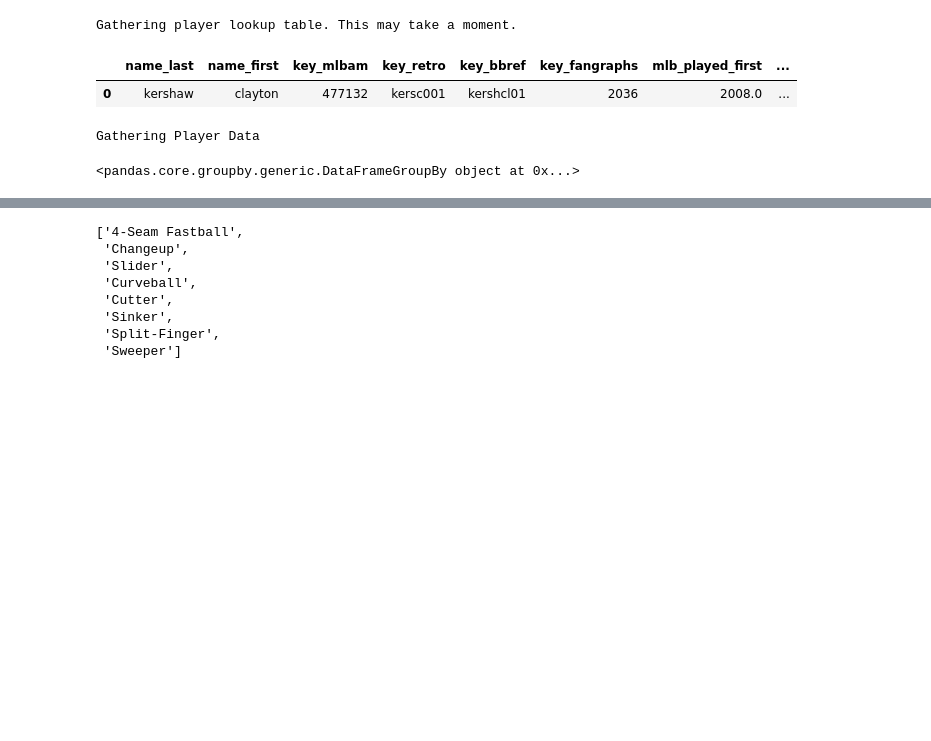
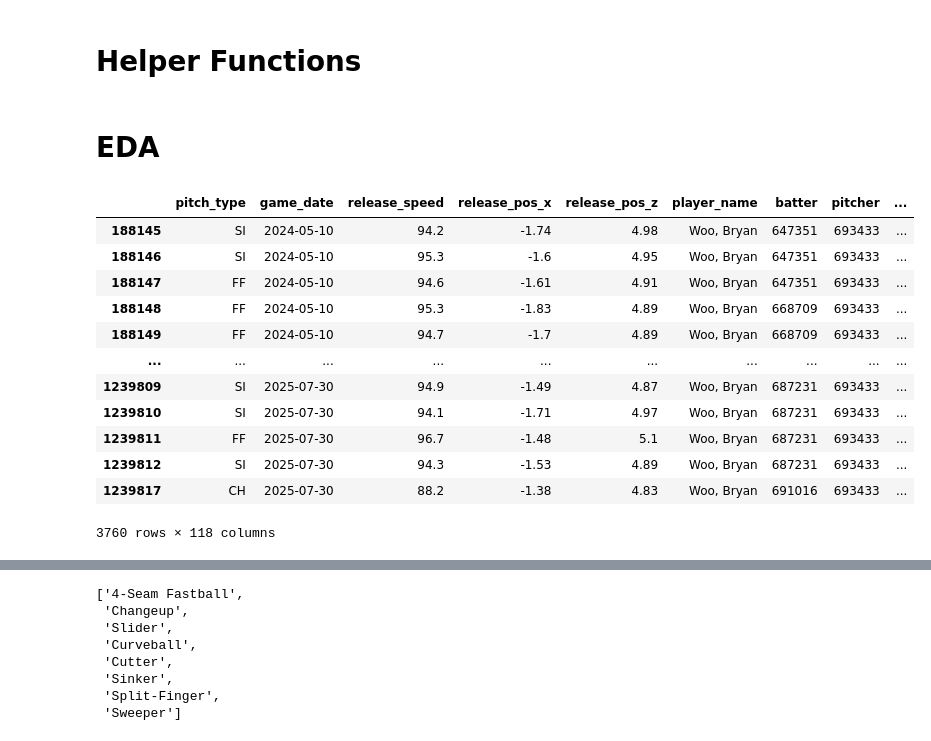
Before and after one commit to jackkalsched/UCSD_Baseball_25, a Jupyter notebook: Pitching/mlb arsenal comparisons/big_league_comparison.ipynb, the cells around one changed output, grey strips where cells are left out. Saved outputs shown, nothing was run; the diff lists cells and outputs as text; code cells hidden in the pictures; blank space fills up the shorter version.

```diff
--- a/Pitching/mlb arsenal comparisons/big_league_comparison.ipynb
+++ b/Pitching/mlb arsenal comparisons/big_league_comparison.ipynb
@@ -32,14 +64,40 @@ from pybaseball import schedule_and_record
-# %%
-playerid_lookup('kershaw', 'clayton')
-# %% [output]
-Gathering player lookup table. This may take a moment.
-|  | name_last | name_first | key_mlbam | key_retro | key_bbref | key_fangraphs | mlb_played_first | ... |
-| 0 | kershaw | clayton | 477132 | kersc001 | kershcl01 | 2036 | 2008.0 | ... |
-# %%
-kershaw_stats = statcast_pitcher('2024-03-01', '2025-07-01', 477132)
-kershaw_stats.groupby('pitch_type')
-# %% [output]
-Gathering Player Data
-<pandas.core.groupby.generic.DataFrameGroupBy object at 0x...>
+# %% [markdown]
+# Helper Functions
+# %%
+def pitcher_lookup_stats(player_name: str, player_id: int) -> pd.DataFrame:
+    """
+    Finds all of the pitches for some player from the past 2 seasons
+
+    Arguments: player_name: the name of a pitcher (format: Last Name, First Name), player_id: placeholder (unless there's a pitcher with the same name with different ids)
+    """
+    df = statcast_data[statcast_data['player_name'] == player_name].sort_values(by='game_date').reset_index(drop=True).copy()
+
+    if len(df['pitcher'].unique()) > 1:
+        print("There's a pitcher with the same name --> Find out their ID")
+        return np.nan
+    else:
+        pitcher_stats = statcast_data[statcast_data['pitcher'] == df['pitcher'].unique()[0]]
+
+    return pitcher_stats
+# %% [markdown]
+# EDA
+# %%
+## example use of the `pitcher_lookup_stats` function --> you can just put whatever number in the second parameter (it's a placeholder)
+## put in a name that's in the format 'LastName, FirstName' e.g., 'Woo, Bryan'
+pitcher_lookup_stats('Woo, Bryan', 0)
+# %% [output]
+|  | pitch_type | game_date | release_speed | release_pos_x | release_pos_z | player_name | batter | pitcher | ... |
+| 188145 | SI | 2024-05-10 | 94.2 | -1.74 | 4.98 | Woo, Bryan | 647351 | 693433 | ... |
+| 188146 | SI | 2024-05-10 | 95.3 | -1.6 | 4.95 | Woo, Bryan | 647351 | 693433 | ... |
+| 188147 | FF | 2024-05-10 | 94.6 | -1.61 | 4.91 | Woo, Bryan | 647351 | 693433 | ... |
+| 188148 | FF | 2024-05-10 | 95.3 | -1.83 | 4.89 | Woo, Bryan | 668709 | 693433 | ... |
+| 188149 | FF | 2024-05-10 | 94.7 | -1.7 | 4.89 | Woo, Bryan | 668709 | 693433 | ... |
+| ... | ... | ... | ... | ... | ... | ... | ... | ... | ... |
+| 1239809 | SI | 2025-07-30 | 94.9 | -1.49 | 4.87 | Woo, Bryan | 687231 | 693433 | ... |
+| 1239810 | SI | 2025-07-30 | 94.1 | -1.71 | 4.97 | Woo, Bryan | 687231 | 693433 | ... |
+| 1239811 | FF | 2025-07-30 | 96.7 | -1.48 | 5.1 | Woo, Bryan | 687231 | 693433 | ... |
+| 1239812 | SI | 2025-07-30 | 94.3 | -1.53 | 4.89 | Woo, Bryan | 687231 | 693433 | ... |
+| 1239817 | CH | 2025-07-30 | 88.2 | -1.38 | 4.83 | Woo, Bryan | 691016 | 693433 | ... |
+3760 rows × 118 columns
 # %%
 # Group MLB pitchers by a number of metrics
```
Also changed, not shown: parts of 14 cells of this notebook, 1 other file.
